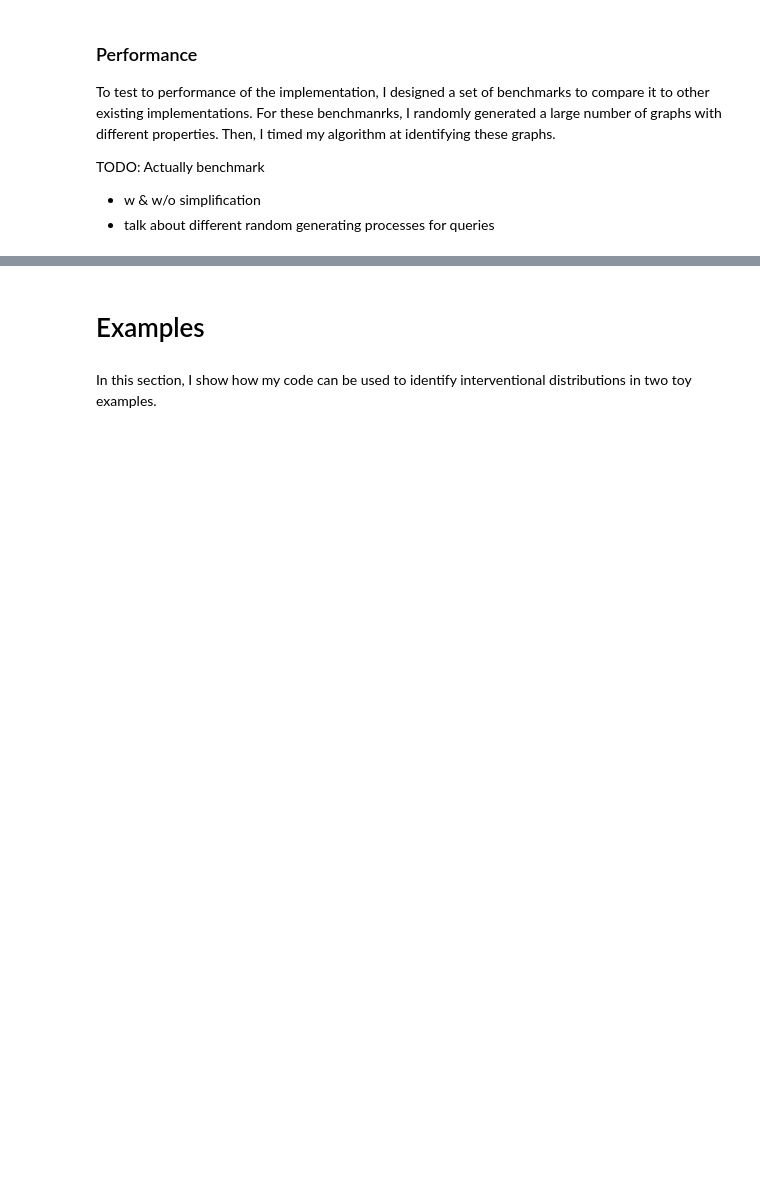
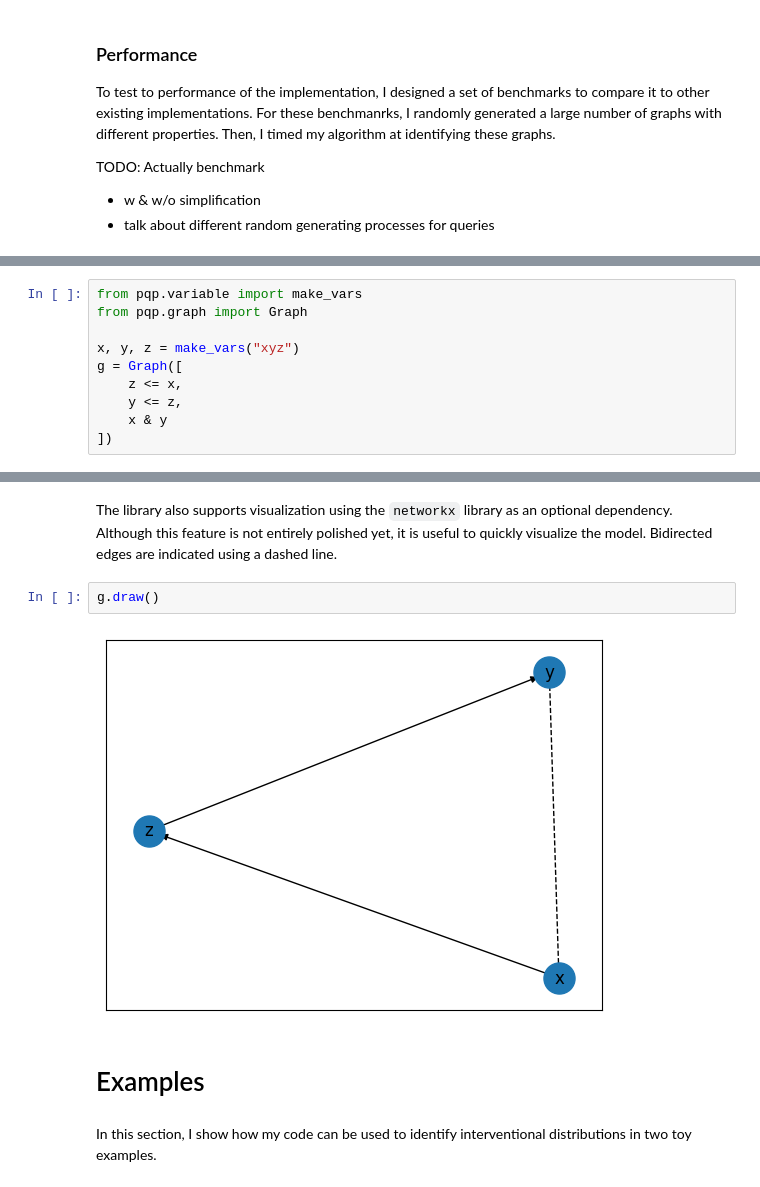
Before and after one commit to leo-ware/pqp, a Jupyter notebook: writeup/Performant Conditional Query Identification in Structural Causal Models.ipynb, the cells around one changed output, grey strips where cells are left out. Drawn from its saved outputs; the diff is of its cells as text; blank space fills up the shorter version.

```diff
--- a/writeup/Performant Conditional Query Identification in Structural Causal Models.ipynb
+++ b/writeup/Performant Conditional Query Identification in Structural Causal Models.ipynb
@@ -244,0 +298,10 @@ By utilizing Python's infix operators, I was able to create an API in which grap
+# %%
+from pqp.variable import make_vars
+from pqp.graph import Graph
+
+x, y, z = make_vars("xyz")
+g = Graph([
+    z <= x,
+    y <= z,
+    x & y
+])
@@ -245,3 +315,9 @@ By utilizing Python's infix operators, I was able to create an API in which grap
+# %% [markdown]
+The library also supports visualization using the `networkx` library as an optional dependency. Although this feature is not entirely polished yet, it is useful to quickly visualize the model. Bidirected edges are indicated using a dashed line.
+# %%
+g.draw()
+# %% [output]
+[figure, added]
 # %% [markdown]
 # Examples
 # %% [markdown]
```
Also changed, not shown: parts of 50 cells of this notebook, 5 other files.
